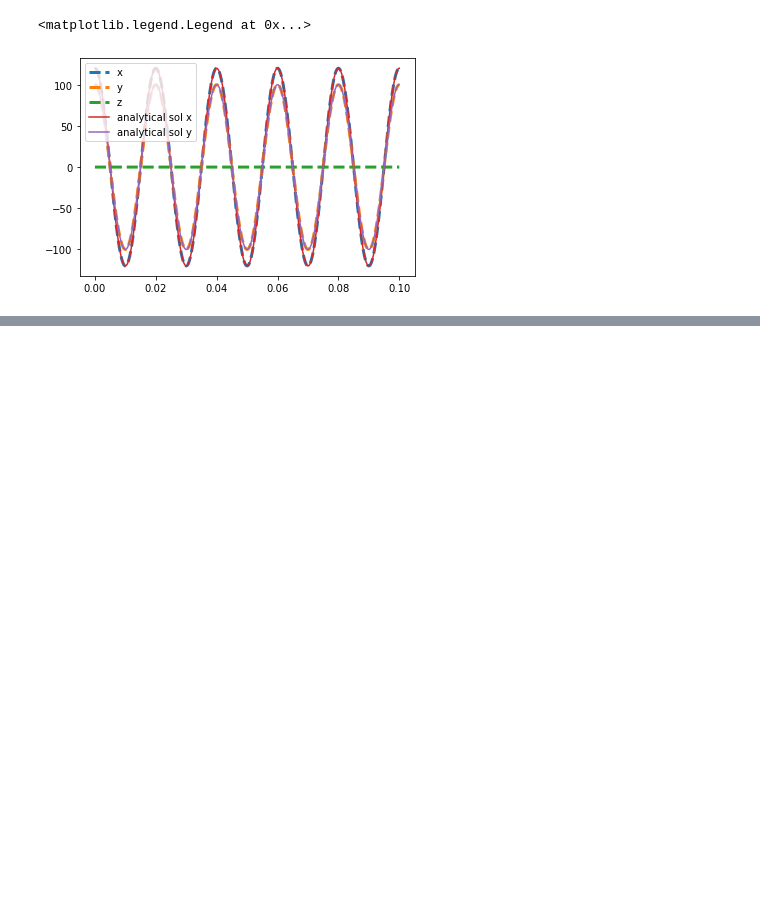
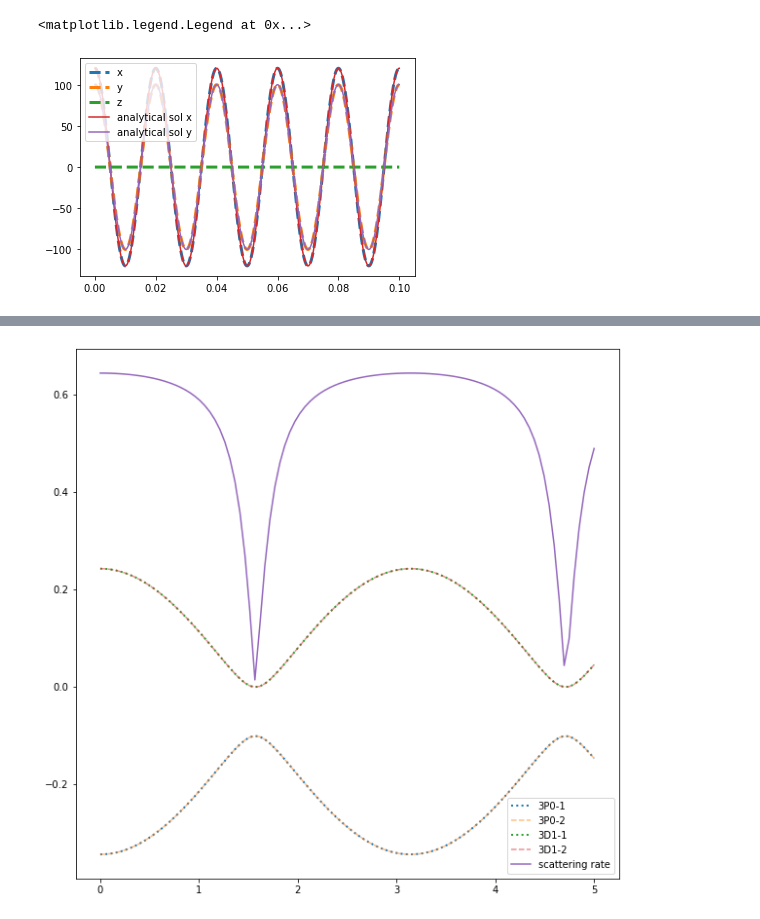
Before and after one commit to JacobSiegel22/GreyMolassesCooling, a Jupyter notebook: GrayMolasses_MC.ipynb, the cells around one changed output, grey strips where cells are left out. Drawn from its saved outputs; the diff is of its cells as text; code cells hidden in the pictures; blank space fills up the shorter version.

```diff
--- a/GrayMolasses_MC.ipynb
+++ b/GrayMolasses_MC.ipynb
@@ -349,0 +350,52 @@ plt.show()
+# %%
+#Scattering rate calc, as itt turns out the scattering rate out of either state is the same
+def scattering_rate(pos,pol,Omega_1388,delta_1388):
+    #we need the projection of the 3P0 1st dressed state into the entire 3D1 manifold.
+    #I'll do this via the eigenvalues mathmatica gives me, and add up the two eigenvalues for 3D1 mF=+-1/2
+    #lets again do this in parts because its complicated a=(pol[0](pos[2]))**2+(pol[1](pos[2]))**2+(pol[2](pos[2]))**2
+    Gamma=1
+    hbar=1
+    cp=(pol[0](pos[2]))
+    cm=(pol[1](pos[2]))
+    cpi=(pol[2](pos[2]))
+    #Hnew=np.array([[hbar*delta_1388,0,-hbar*cpi*Omega_1388/(2*np.sqrt(3)),hbar*cm*Omega_1388/np.sqrt(6)],[0,hbar*delta_1388, -hbar*cp*Omega_1388/np.sqrt(6), hbar*cpi*Omega_1388/(2*np.sqrt(3))],[-hbar*cpi*Omega_1388/(2*np.sqrt(3)), -hbar*cp*Omega_1388/np.sqrt(6),0,0],[hbar*cm*Omega_1388/np.sqrt(6), hbar*cpi*Omega_1388/(2*np.sqrt(3))]])
+    Hnew=np.array([[hbar*delta_1388,0,-hbar*cpi*Omega_1388/(2*np.sqrt(3)),hbar*cm*Omega_1388/np.sqrt(6)],[0,hbar*delta_1388,-hbar*cp*Omega_1388/np.sqrt(6),hbar*cpi*Omega_1388/(2*np.sqrt(3))],[-hbar*cpi*Omega_1388/(2*np.sqrt(3)),-hbar*cp*Omega_1388/np.sqrt(6),0,0],[hbar*cm*Omega_1388/np.sqrt(6),hbar*cpi*Omega_1388/(2*np.sqrt(3)),0,0]])
+    val, vec = np.linalg.eigh(Hnew) #through experimentation I've found this gives the
+    #eigenvectors in the same order as mathmatica, nice!
+
+    scattering_rate=1*(vec[0,2]+vec[0,3]) #projection onto excited state * gamma
+    return scattering_rate
+# %%
+#Test the scattering rate:
+#Lets borrow the lin parallel lin test from earlier and
+#make sure the scattering rate is 0 when the 3P0 states have no stark shift
+pol = np.array([lambda z: 0,lambda z: 0,lambda z: np.cos(z)])
+N=100
+pos=[0,0,0]
+E2=np.zeros(N)
+E1=np.zeros(N)
+E3=np.zeros(N)
+E4=np.zeros(N)
+rate=np.zeros(N)
+ii = np.linspace(0,5,N)
+j=0
+for i in ii:
+
+    pos[2]=i
+    E1[j]=dressed_state_3P0_1_energy(pos, pol, 1.0,0,1.0,-0.1)
+    E2[j]=dressed_state_3P0_2_energy(pos, pol, 1.0,0,1.0,-0.1)
+    E3[j]=dressed_state_3D1_1_energy(pos, pol, 1.0,0,1.0,-0.1)
+    E4[j]=dressed_state_3D1_2_energy(pos, pol, 1.0,0,1.0,-0.1)
+    rate[j]=scattering_rate(pos,pol,1.0,-0.1)
+    j+=1
+plt.figure(figsize=(10,10))
+plt.plot(ii,E1,label='3P0-1',linestyle='dotted',linewidth=2)
+plt.plot(ii,E2,label='3P0-2',linestyle='--',alpha=0.5)
+plt.plot(ii,E3,label='3D1-1',linestyle='dotted',linewidth=2)
+plt.plot(ii,E4,label='3D1-2',linestyle='--', alpha=0.5)
+plt.plot(ii,rate,label='scattering rate')
+#plt.ylim([-1.5,1.5])
+plt.legend()
+plt.show()
+# %% [output]
+[figure, added]
```
Also changed, not shown: parts of 16 cells of this notebook.
